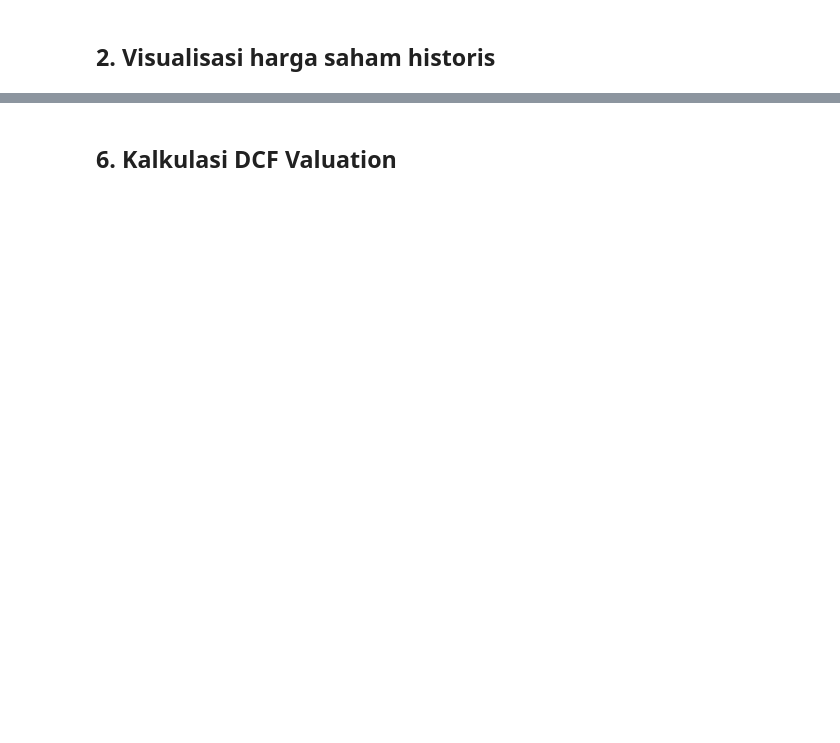
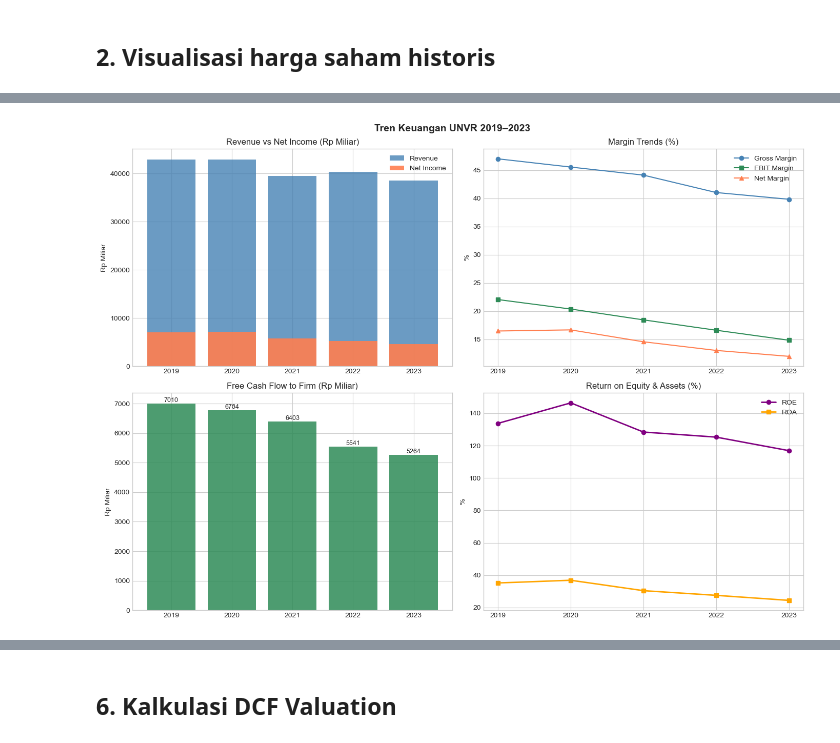
Before and after one commit to ArmandyaDanu/econ-portfolio, a Jupyter notebook: notebooks/04_unvr_dcf_valuation.ipynb, the cells around one changed output, grey strips where cells are left out. Drawn from its saved outputs; the diff is of its cells as text; code cells hidden in the pictures; blank space fills up the shorter version.

```diff
--- a/notebooks/04_unvr_dcf_valuation.ipynb
+++ b/notebooks/04_unvr_dcf_valuation.ipynb
@@ -234,0 +178,39 @@ print(f'Harga Pasar Saat ini: Rp {current_price:,}')
+# %%
+fig, axes = plt.subplots(2, 2, figsize=(14, 10))
+fig.suptitle('Tren Keuangan UNVR 2019–2023', fontsize=14, fontweight='bold')
+years = df.index.astype(str)
+
+# Revenue & Net Income
+axes[0,0].bar(years, df['revenue'], color='steelblue', alpha=0.8, label='Revenue')
+axes[0,0].bar(years, df['net_income'], color='coral', alpha=0.9, label='Net Income')
+axes[0,0].set_title('Revenue vs Net Income (Rp Miliar)')
+axes[0,0].legend()
+axes[0,0].set_ylabel('Rp Miliar')
+
+# Margin trends
+axes[0,1].plot(years, df['gross_margin']*100, 'o-', color='steelblue', label='Gross Margin')
+axes[0,1].plot(years, df['ebit_margin']*100,  's-', color='seagreen',  label='EBIT Margin')
+axes[0,1].plot(years, df['net_margin']*100,   '^-', color='coral',     label='Net Margin')
+axes[0,1].set_title('Margin Trends (%)')
+axes[0,1].set_ylabel('%')
+axes[0,1].legend()
+
+# FCFF
+axes[1,0].bar(years, df['fcff'], color='seagreen', alpha=0.85)
+axes[1,0].set_title('Free Cash Flow to Firm (Rp Miliar)')
+axes[1,0].set_ylabel('Rp Miliar')
+for i, v in enumerate(df['fcff']):
+    axes[1,0].text(i, v+50, f'{v:.0f}', ha='center', fontsize=9)
+
+# ROE & ROA
+axes[1,1].plot(years, df['roe']*100, 'o-', color='purple', linewidth=2, label='ROE')
+axes[1,1].plot(years, df['roa']*100, 's-', color='orange', linewidth=2, label='ROA')
+axes[1,1].set_title('Return on Equity & Assets (%)')
+axes[1,1].set_ylabel('%')
+axes[1,1].legend()
+
+plt.tight_layout()
+plt.savefig('../outputs/figures/04_unvr_tren_keuangan.png', dpi=150, bbox_inches='tight')
+plt.show()
+# %% [output]
+[figure, added]
```
Also changed, not shown: parts of 29 cells of this notebook, 1 other file.
